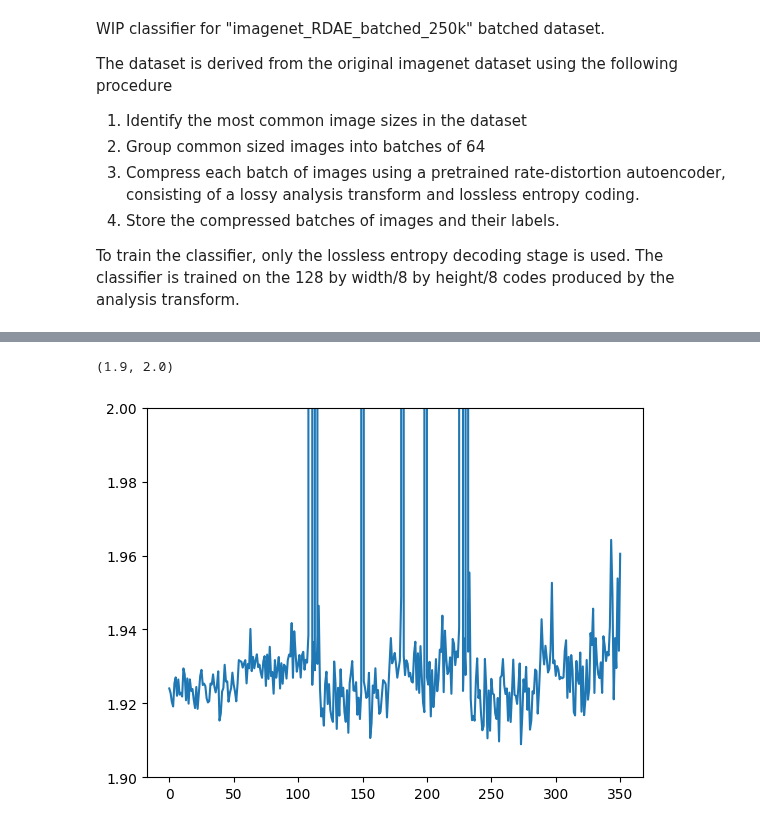
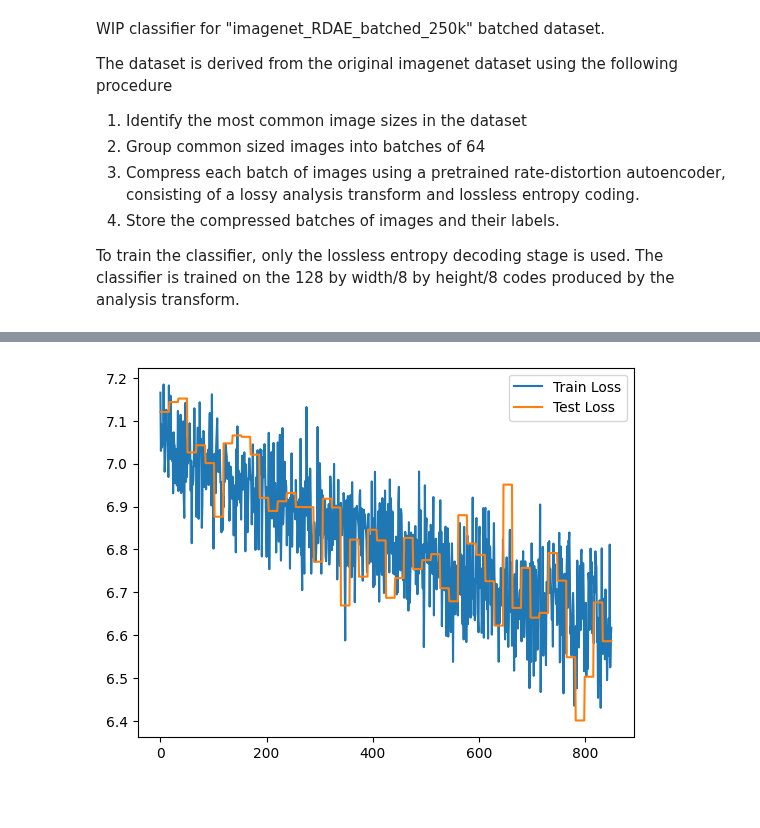
Before and after one commit to danjacobellis/moco, a Jupyter notebook: imagenet.ipynb, the cells around one changed output, grey strips where cells are left out. Drawn from its saved outputs; the diff is of its cells as text; code cells hidden in the pictures; blank space fills up the shorter version.

```diff
--- a/imagenet.ipynb
+++ b/imagenet.ipynb
@@ -34,12 +34,6 @@ def batch_entropy_decode(compressed_batch,original_size):
         for i in range(batch_size)
     ])
     return z
-
-def live_plot(x):
-    plt.clf()
-    plt.plot(np.log(x))
-    disp.display(plt.gcf())
-    disp.clear_output(wait=True)
 # %%
 class FCN(nn.Module):
     def __init__(self):
@@ -152,6 +102,45 @@ plt.ylim([1.9,2])
-# %%
-plt.plot(np.log(test_loss))
-plt.ylim([1.9,2])
-# %% [output]
-(1.9, 2.0)
-[figure, removed]
+# %%
+train_loss = []
+test_loss = []
+train_iter = iter(train_dataset)
+test_iter = iter(test_dataset)
+train_batches_per_test_batch = train_dataset.num_rows // test_dataset.num_rows
+
+for i_epoch in range(5):
+    for i_test_batch, test_batch in enumerate(test_iter):
+        # Training Phase
+        for _ in range(train_batches_per_test_batch):
+            try:
+                train_batch = next(train_iter)
+            except StopIteration:
+                train_iter = iter(train_dataset)
+                train_batch = next(train_iter)
+
+            z, y = prepare_batch(train_batch)
+            out = net(z)
+            loss = loss_fn(out, y)
+            loss.backward()
+            optimizer.step()
+            optimizer.zero_grad()
+
+            train_loss.append(loss.detach().cpu().numpy())
+
+            # Save checkpoint
+            torch.save({
+                'epoch': i_epoch,
+                'model_state_dict': net.state_dict(),
+                'optimizer_state_dict': optimizer.state_dict(),
+                'train_loss': np.array(train_loss),
+                'test_loss': np.array(test_loss),
+            }, f"classifier_checkpoint.pth")
+
+        # Test Phase
+        z, y = prepare_batch(test_batch)
+        out = net(z)
+        loss = loss_fn(out, y)
+        test_loss.append(loss.detach().cpu().numpy())
+
+        # Update plot
+        live_plot(train_loss, test_loss, train_dataset.num_rows / test_dataset.num_rows)
+# %% [output]
+[figure, added]
```
Also changed, not shown: parts of 5 cells of this notebook.
